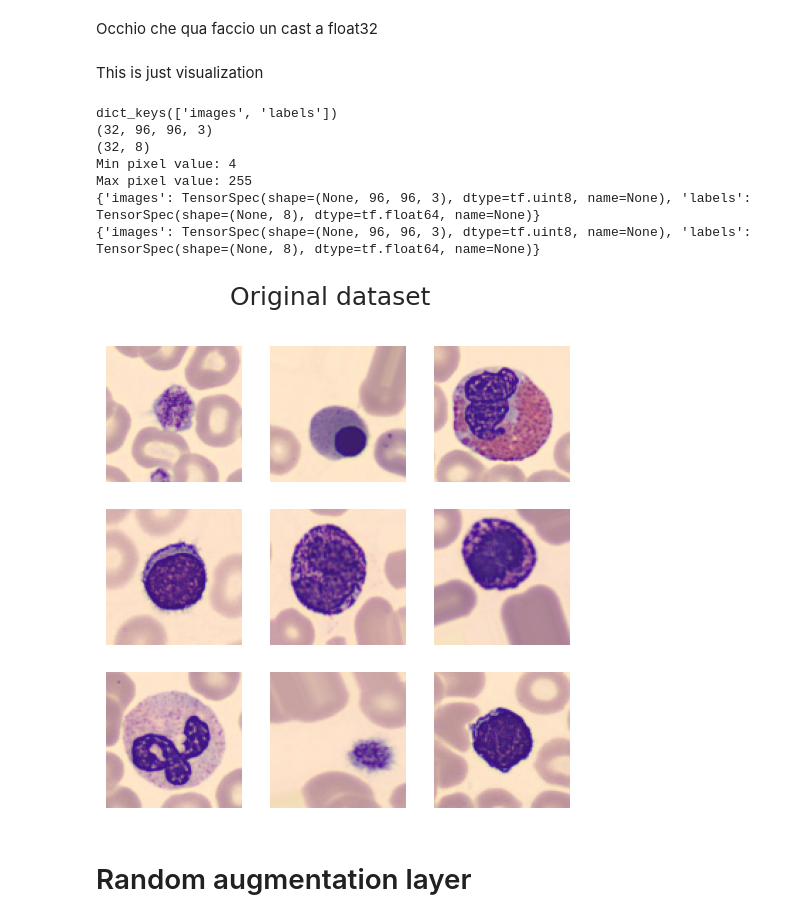
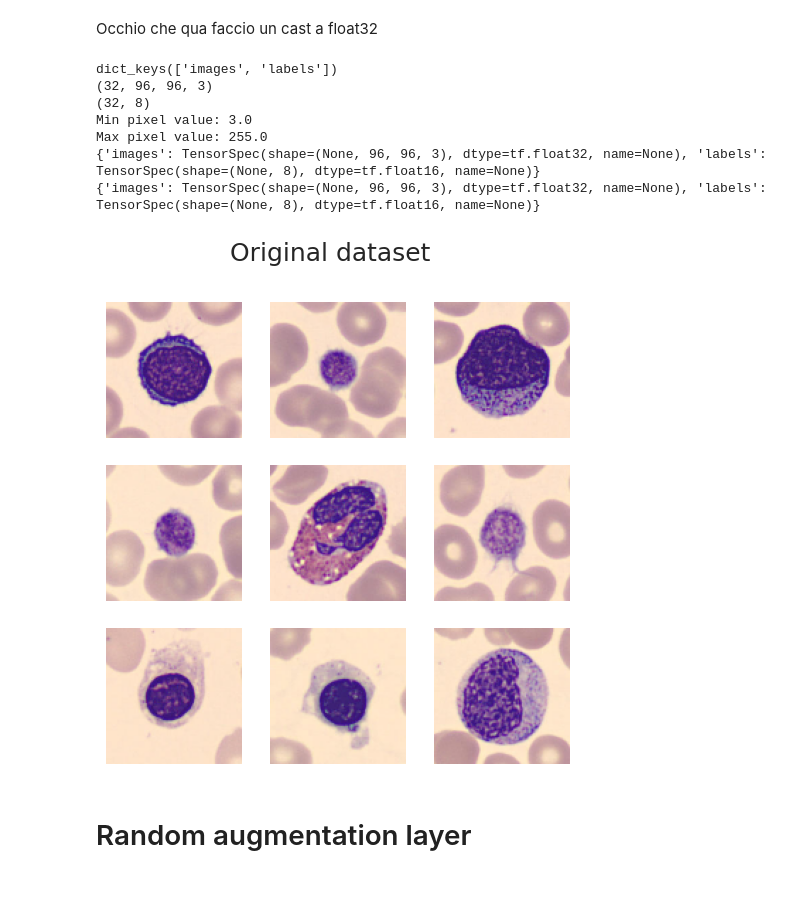
Before and after one commit to paolodc5/ANN_H1_wbc_classification, a Jupyter notebook: ANN_H1_05_advanced_augmentation.ipynb, the cells around one changed output. Drawn from its saved outputs; the diff is of its cells as text; code cells hidden in the pictures; blank space fills up the shorter version.

Commit message:
Kaggle Notebook | ANN_H1_05_advanced_aug | This is the version with class weights in the fit method

```diff
--- a/ANN_H1_05_advanced_augmentation.ipynb
+++ b/ANN_H1_05_advanced_augmentation.ipynb
@@ -75,7 +77,7 @@ current working directory:  /kaggle/working
 # Load dataset and inspect
 # %%
 dataset_dir = input_dir / 'ann-h1-round1-dataset'
-dataset_name = 'training_set_cleaned_balanced.npz'
+dataset_name = 'training_set_cleaned.npz'
 
 data = np.load(dataset_dir / dataset_name)
 X = data['images']
@@ -86,7 +88,6 @@ print('Images dtype: ', X.dtype)
 print('labels dtype: ', y.dtype)
 print('max min images: ', np.max(X), np.min(X))
 print('max min labels: ', np.max(y), np.min(y))
-
 labels = {0:'basophil',
           1: 'eosinophil',
           2: 'erythroblast',
@@ -116,0 +125,12 @@ max min labels:  7 0
+# %%
+class_weights = compute_class_weight(class_weight='balanced',
+                                     classes=np.unique(y),
+                                     y=y.ravel())
+print(class_weights)
+
+
+weights = {}
+for i, value in enumerate(class_weights):
+    weights[i] = value
+
+weights
@@ -151,14 +180,15 @@ IMG_SIZE = 96
 Occhio che qua faccio un cast a float32
 # %%
 def to_dict(image, label):
+    label = tf.cast(label, dtype=tf.float16)
+    image = tf.cast(image, dtype=tf.float32)
     return {"images": image, "labels": label}
-
 
 def load_dataset(split):
     if split == 'train':
         ds = (
             tf_data.Dataset.from_tensor_slices((X_train, y_train))
-            .shuffle(300 * BATCH_SIZE, seed=seed)
+            .shuffle(10 * BATCH_SIZE, seed=seed)
             .map(to_dict, num_parallel_calls=AUTO)
             .batch(BATCH_SIZE)
         )
@@ -174,8 +204,6 @@ def load_dataset(split):
 
 train_ds = load_dataset('train')
 test_ds = load_dataset('test')
-# %% [markdown]
-This is just visualization
 # %%
 for sample in train_ds.take(1):
     print(sample.keys())  # Dovrebbe stampare: dict_keys(['images', 'labels'])
@@ -190,25 +218,25 @@ print(test_ds.element_spec)
 dict_keys(['images', 'labels'])
 (32, 96, 96, 3)
 (32, 8)
-Min pixel value: 4
-Max pixel value: 255
-{'images': TensorSpec(shape=(None, 96, 96, 3), dtype=tf.uint8, name=None), 'labels': TensorSpec(shape=(None, 8), dtype=tf.float64, name=None)}
-{'images': TensorSpec(shape=(None, 96, 96, 3), dtype=tf.uint8, name=None), 'labels': TensorSpec(shape=(None, 8), dtype=tf.float64, name=None)}
+Min pixel value: 3.0
+Max pixel value: 255.0
+{'images': TensorSpec(shape=(None, 96, 96, 3), dtype=tf.float32, name=None), 'labels': TensorSpec(shape=(None, 8), dtype=tf.float16, name=None)}
+{'images': TensorSpec(shape=(None, 96, 96, 3), dtype=tf.float32, name=None), 'labels': TensorSpec(shape=(None, 8), dtype=tf.float16, name=None)}
 # %%
 def visualize_dataset(dataset, title):
     plt.figure(figsize=(6, 6)).suptitle(title, fontsize=18)
     for i, samples in enumerate(iter(dataset.take(9))):
         images = samples["images"]
         plt.subplot(3, 3, i + 1)
-        plt.imshow(images[0].numpy())
+        plt.imshow(images[0].numpy().astype("uint8"))
         plt.axis("off")
     plt.show()
 
 
 
 visualize_dataset(train_ds, 'Original dataset')
 # %% [output]
-[figure, old version]
+[figure, new version]
 # %% [markdown]
 # Random augmentation layer
 # %%
```
Also changed, not shown: parts of 53 cells of this notebook.
